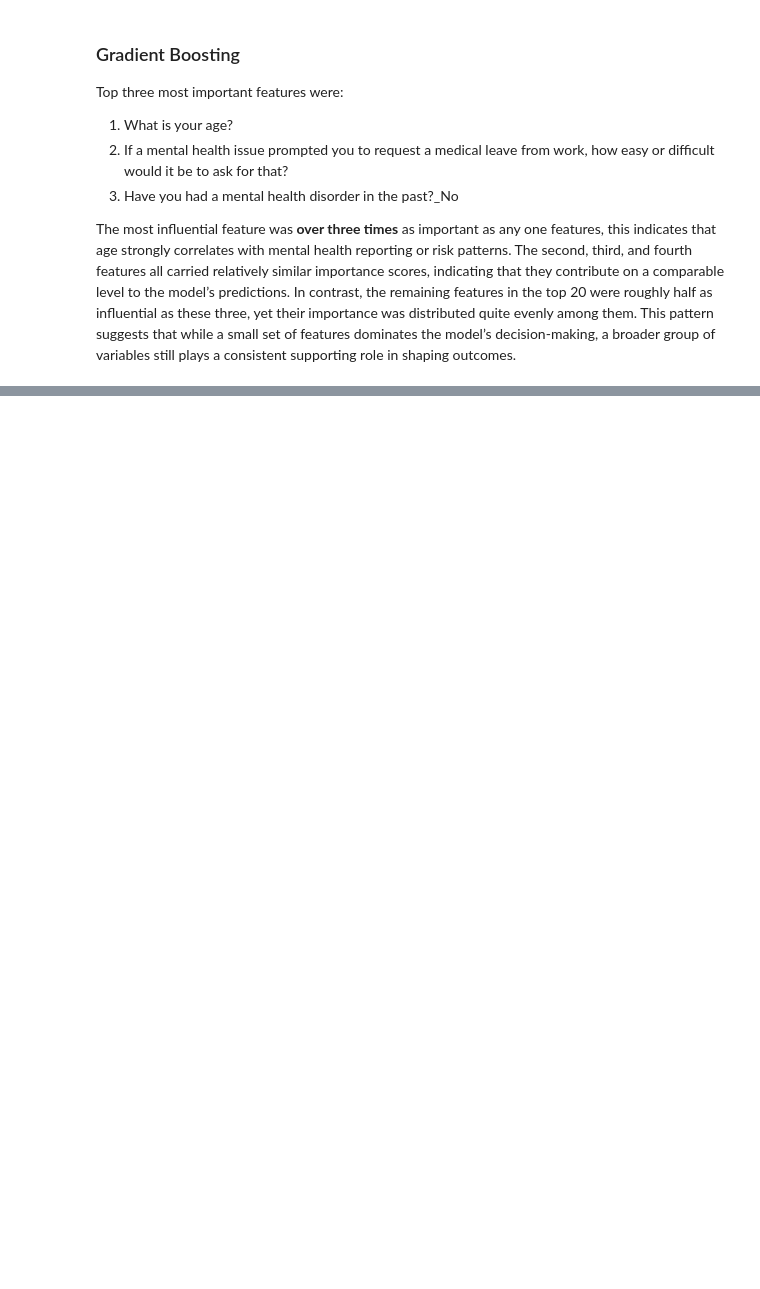
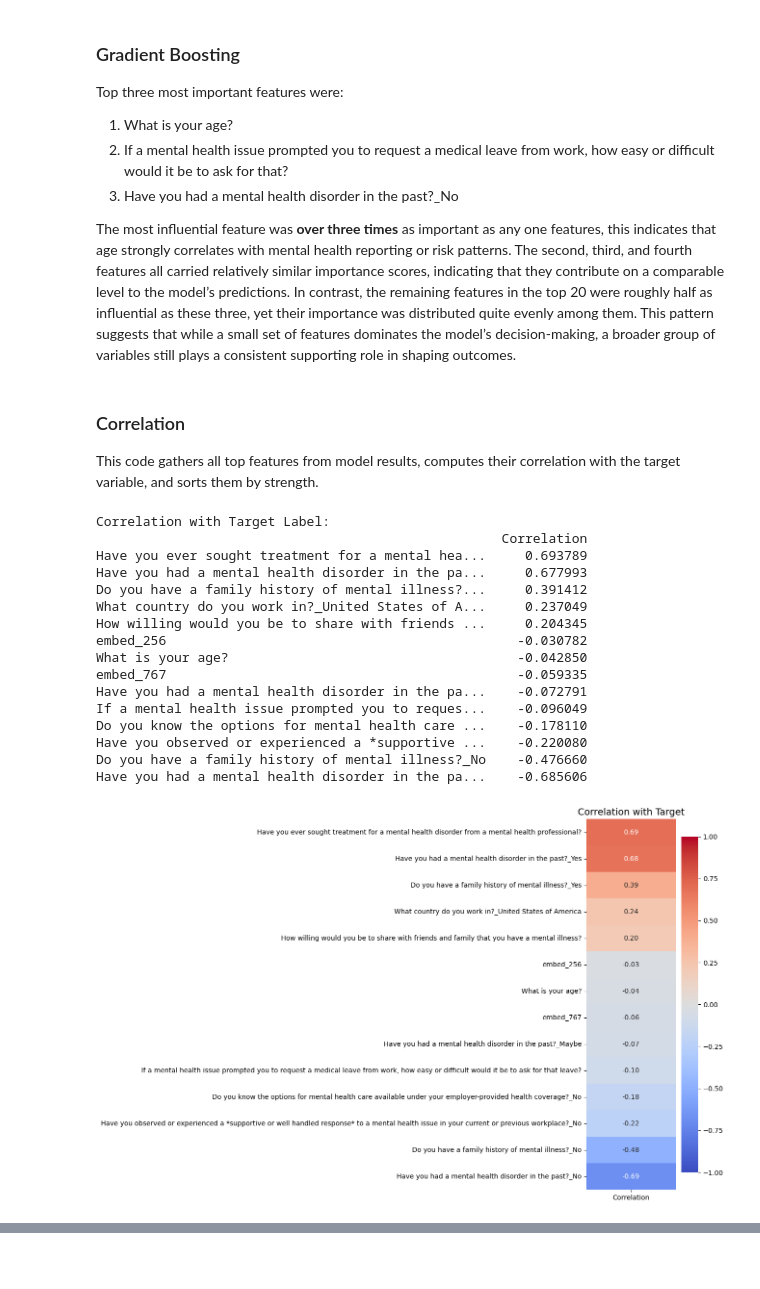
Before and after one commit to karelallik/Mental-Health-in-Tech, a Jupyter notebook: notebooks/goal2_predict_mental_health_disorder.ipynb, the cells around one changed output, grey strips where cells are left out. Drawn from its saved outputs; the diff is of its cells as text; code cells hidden in the pictures; blank space fills up the shorter version.

```diff
--- a/notebooks/goal2_predict_mental_health_disorder.ipynb
+++ b/notebooks/goal2_predict_mental_health_disorder.ipynb
@@ -892,3 +905,56 @@ Top three most important features were:
 
 
 The most influential feature was **over three times** as important as any one features, this indicates that age strongly correlates with mental health reporting or risk patterns. The second, third, and fourth features all carried relatively similar importance scores, indicating that they contribute on a comparable level to the model’s predictions. In contrast, the remaining features in the top 20 were roughly half as influential as these three, yet their importance was distributed quite evenly among them. This pattern suggests that while a small set of features dominates the model’s decision-making, a broader group of variables still plays a consistent supporting role in shaping outcomes.
+# %% [markdown]
+### Correlation
+This code gathers all top features from model results, computes their correlation with the target variable, and sorts them by strength.
+# %%
+unique_top_features = set()
+for res in results:
+    if "Top 5 Features" in res and res["Top 5 Features"] is not None:
+        unique_top_features.update(res["Top 5 Features"])
+
+target_col = "Correlation"
+columns_to_plot = list(unique_top_features)
+
+corr_df = df_final[columns_to_plot].copy()
+corr_df[target_col] = y.values
+
+correlation_matrix = corr_df.corr(method='pearson')
+
+target_corr = correlation_matrix[[target_col]].sort_values(by=target_col, ascending=False)
+target_corr = target_corr.drop(target_col)
+
+print("Correlation with Target Label:")
+print(target_corr)
+
+plt.figure(figsize=(3, 10))
+sns.heatmap(
+    target_corr,
+    annot=True,
+    cmap="coolwarm",
+    vmin=-1,
+    vmax=1,
+    cbar=True,
+    fmt=".2f"
+)
+plt.title("Correlation with Target", fontsize=14)
+plt.show()
+# %% [output]
+Correlation with Target Label:
+                                                    Correlation
+Have you ever sought treatment for a mental hea...     0.693789
+Have you had a mental health disorder in the pa...     0.677993
+Do you have a family history of mental illness?...     0.391412
+What country do you work in?_United States of A...     0.237049
+How willing would you be to share with friends ...     0.204345
+embed_256                                             -0.030782
+What is your age?                                     -0.042850
+embed_767                                             -0.059335
+Have you had a mental health disorder in the pa...    -0.072791
+If a mental health issue prompted you to reques...    -0.096049
+Do you know the options for mental health care ...    -0.178110
+Have you observed or experienced a *supportive ...    -0.220080
+Do you have a family history of mental illness?_No    -0.476660
+Have you had a mental health disorder in the pa...    -0.685606
+[figure, added]
```
Also changed, not shown: parts of 16 cells of this notebook, 14 other files.
